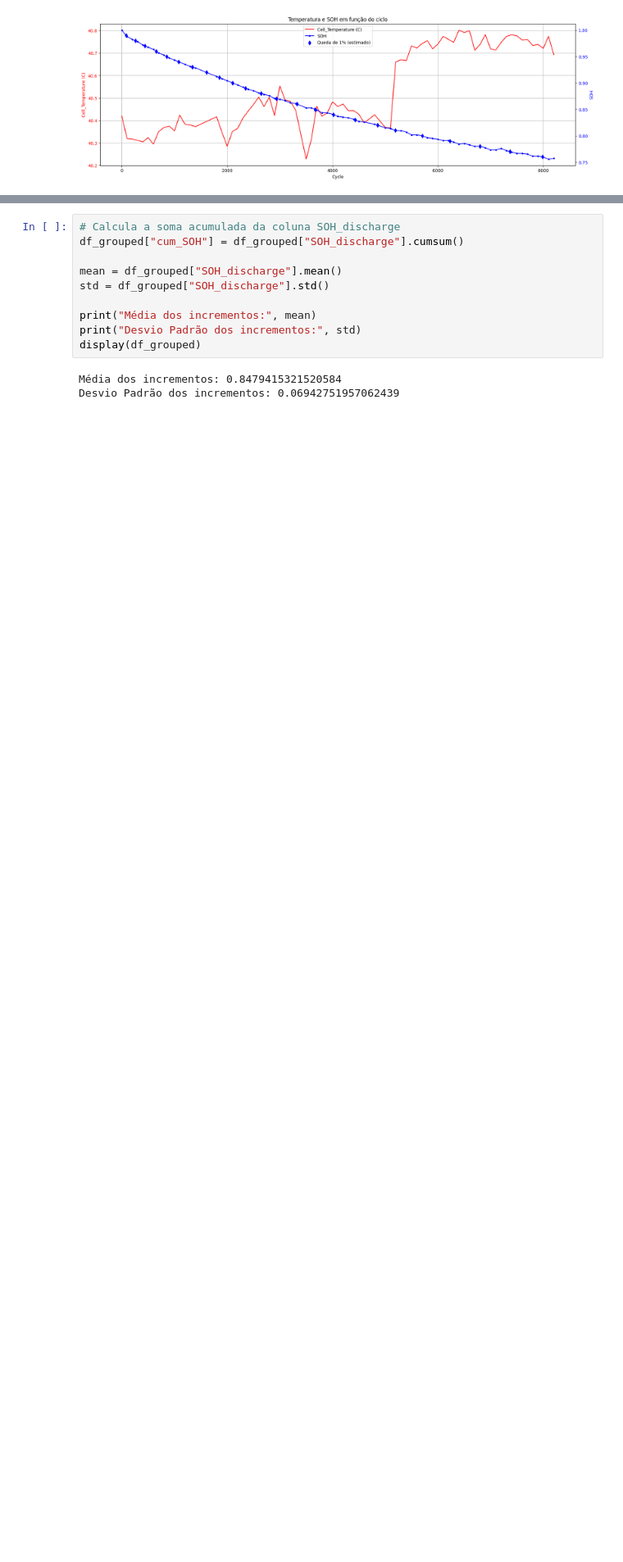
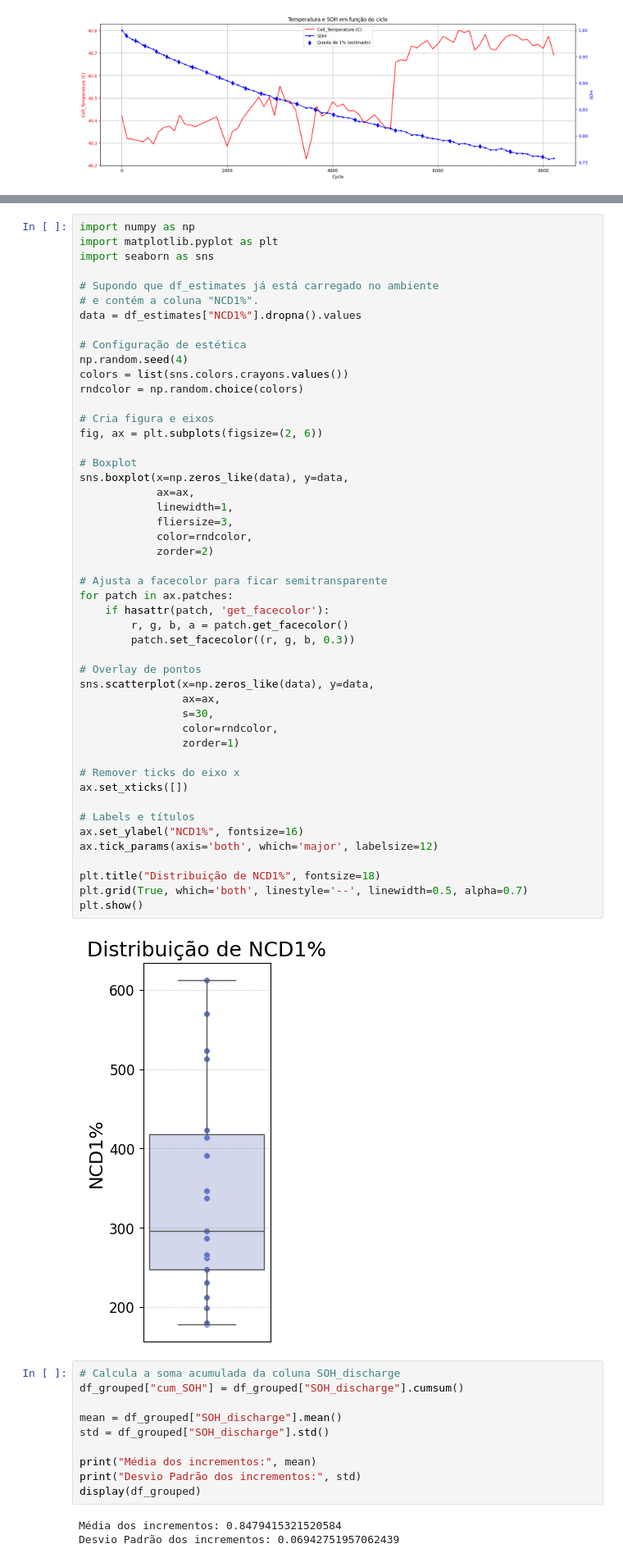
Before and after one commit to Davi-SB/Battery-Analysis, a Jupyter notebook: SOH_vs_Temperature.ipynb, the cells around one changed output, grey strips where cells are left out. Shown at 82% size. Drawn from its saved outputs; the diff is of its cells as text; blank space fills up the shorter version.

```diff
--- a/SOH_vs_Temperature.ipynb
+++ b/SOH_vs_Temperature.ipynb
@@ -273,3 +289,53 @@ plt.show()
+# %%
+import numpy as np
+import matplotlib.pyplot as plt
+import seaborn as sns
+
+# Supondo que df_estimates já está carregado no ambiente
+# e contém a coluna "NCD1%".
+data = df_estimates["NCD1%"].dropna().values
+
+# Configuração de estética
+np.random.seed(4)
+colors = list(sns.colors.crayons.values())
+rndcolor = np.random.choice(colors)
+
+# Cria figura e eixos
+fig, ax = plt.subplots(figsize=(2, 6))
+
+# Boxplot
+sns.boxplot(x=np.zeros_like(data), y=data,
+            ax=ax,
+            linewidth=1,
+            fliersize=3,
+            color=rndcolor,
+            zorder=2)
+
+# Ajusta a facecolor para ficar semitransparente
+for patch in ax.patches:
+    if hasattr(patch, 'get_facecolor'):
+        r, g, b, a = patch.get_facecolor()
+        patch.set_facecolor((r, g, b, 0.3))
+
+# Overlay de pontos
+sns.scatterplot(x=np.zeros_like(data), y=data,
+                ax=ax,
+                s=30,
+                color=rndcolor,
+                zorder=1)
+
+# Remover ticks do eixo x
+ax.set_xticks([])
+
+# Labels e títulos
+ax.set_ylabel("NCD1%", fontsize=16)
+ax.tick_params(axis='both', which='major', labelsize=12)
+
+plt.title("Distribuição de NCD1%", fontsize=18)
+plt.grid(True, which='both', linestyle='--', linewidth=0.5, alpha=0.7)
+plt.show()
+# %% [output]
+[figure, added]
 # %%
 # Calcula a soma acumulada da coluna SOH_discharge
 df_grouped["cum_SOH"] = df_grouped["SOH_discharge"].cumsum()
```
Also changed, not shown: parts of 1 cell of this notebook.
